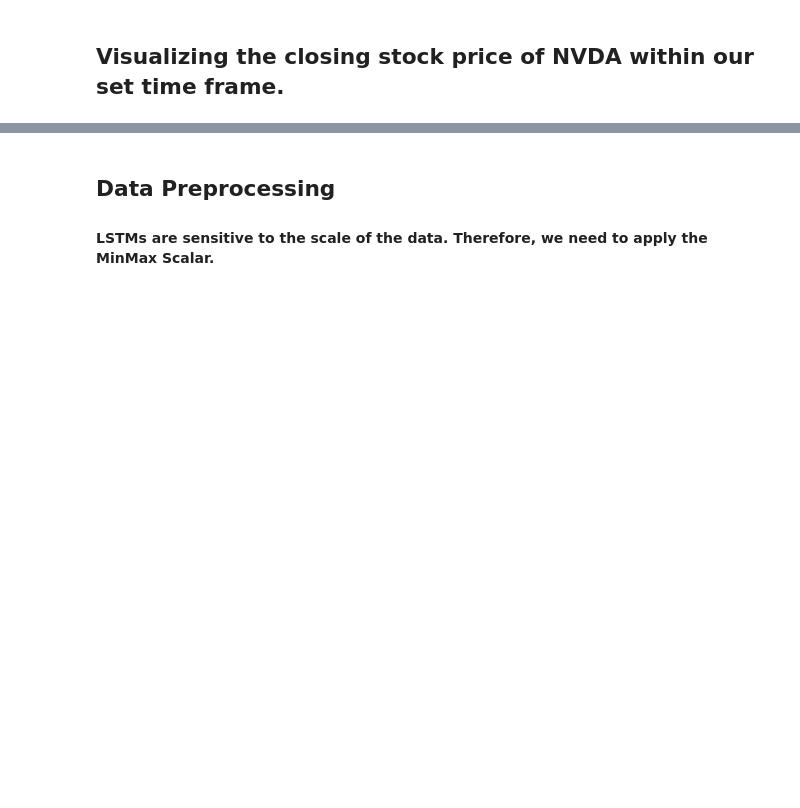
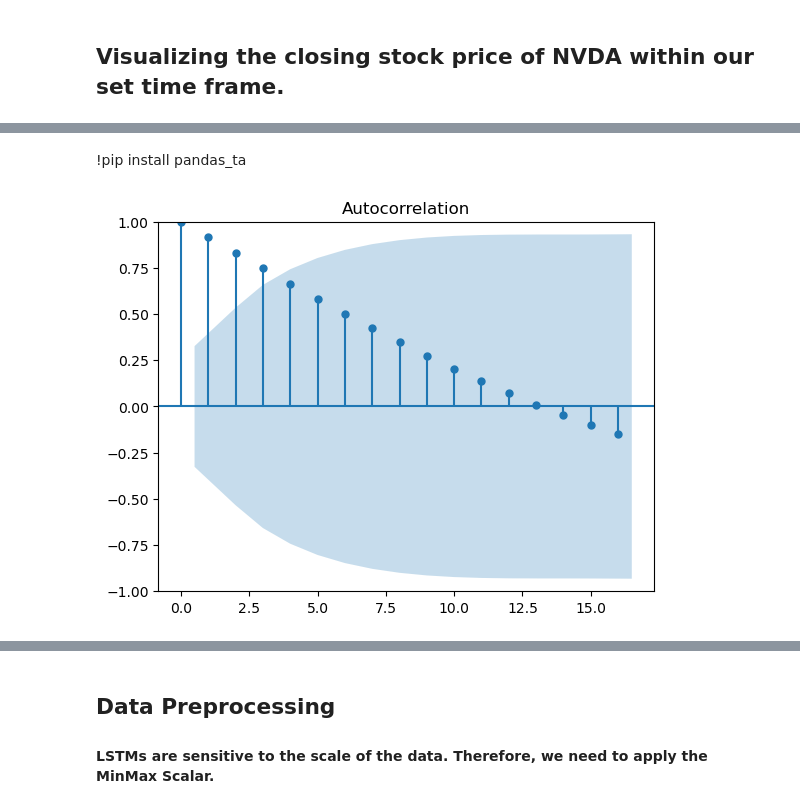
Before and after one commit to abelsaj2005/NVDA-Stock-Price-Prediction-with-Stacked-LSTM-Networks, a Jupyter notebook: LSTMv1 copy 2.ipynb, the cells around one changed output, grey strips where cells are left out. Saved outputs shown, nothing was run; the diff lists cells and outputs as text; code cells hidden in the pictures; blank space fills up the shorter version.

```diff
--- a/LSTMv1 copy 2.ipynb
+++ b/LSTMv1 copy 2.ipynb
@@ -60 +57,18 @@ plt.grid(True)
+# %% [markdown]
+!pip install pandas_ta
+# %%
+# nvda_sentiment_aggregated = pd.read_csv('nvda_sentiment_aggregated_new.csv')
+# nvda_sentiment_aggregated.set_index('Date', inplace=True)
+
+# nvda.index = pd.to_datetime(nvda.index)
+# nvda_sentiment_aggregated.index = pd.to_datetime(nvda_sentiment_aggregated.index)
+
+# nvda = nvda.join(nvda_sentiment_aggregated, how = "inner")
+# nvda
+
+from statsmodels.tsa.stattools import acf; from statsmodels.graphics import tsaplots
+autocorrelation_function = acf(nvda["Close"].values)
+fig = tsaplots.plot_acf(autocorrelation_function)
+# %% [output]
+[figure, added]
 # %%
```
Also changed, not shown: parts of 24 cells of this notebook, 53 other files.
